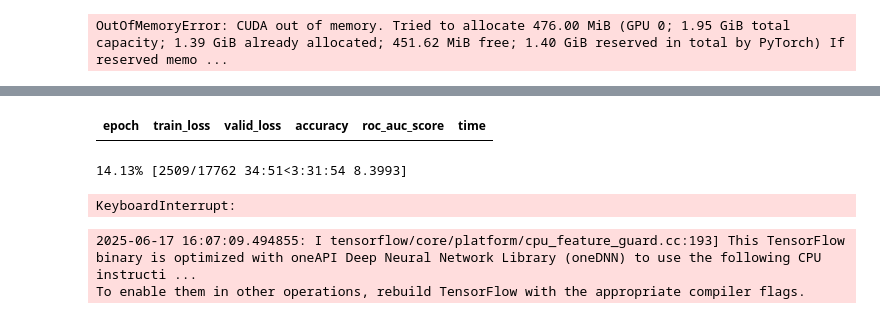
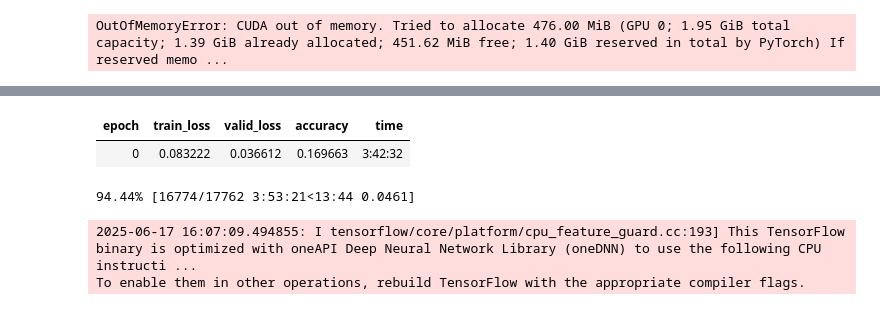
Before and after one commit to mfyuce/EvolveGCNOi_CPM, a Jupyter notebook: decision_tree_tries.ipynb, the cells around one changed output, grey strips where cells are left out. Drawn from its saved outputs; the diff is of its cells as text; code cells hidden in the pictures.

```diff
--- a/decision_tree_tries.ipynb
+++ b/decision_tree_tries.ipynb
@@ -959,8 +959,8 @@ dls = to.dataloaders(bs=1024)
 learn = tabular_learner(
     dls,
     layers=[200, 100],
-    metrics=[accuracy, RocAuc()],
-    config={'ps': 0.1}  # Correct way to pass dropout
+    metrics=[accuracy],
+    config={'ps': 0.1}
 )
 
 learn.model.to("cpu")
@@ -970,6 +970,10 @@ learn.fit_one_cycle(5)
 
 # Evaluate
 preds, targs = learn.get_preds()
-interp = ClassificationInterpretation.from_learner(learn)
-interp.print_classification_report()
+y_true = targs.numpy()
+y_pred = preds.argmax(dim=1).numpy()
+
+from sklearn.metrics import classification_report, matthews_corrcoef
+print(classification_report(y_true, y_pred, digits=4))
+print("MCC:", matthews_corrcoef(y_true, y_pred))
 # %% [output]
@@ -977,6 +981,6 @@ interp.print_classification_report()
-| epoch | train_loss | valid_loss | accuracy | roc_auc_score | time |
+| epoch | train_loss | valid_loss | accuracy | time |
+| 0 | 0.083222 | 0.036612 | 0.169663 | 3:42:32 |
-14.13% [2509/17762 34:51<3:31:54 8.3993]
+94.44% [16774/17762 3:53:21<13:44 0.0461]
-KeyboardInterrupt:
 # %%
 import os
 os.environ["PROTOCOL_BUFFERS_PYTHON_IMPLEMENTATION"] = "python"
```
Also changed, not shown: parts of 1 cell of this notebook, 3 other files.
